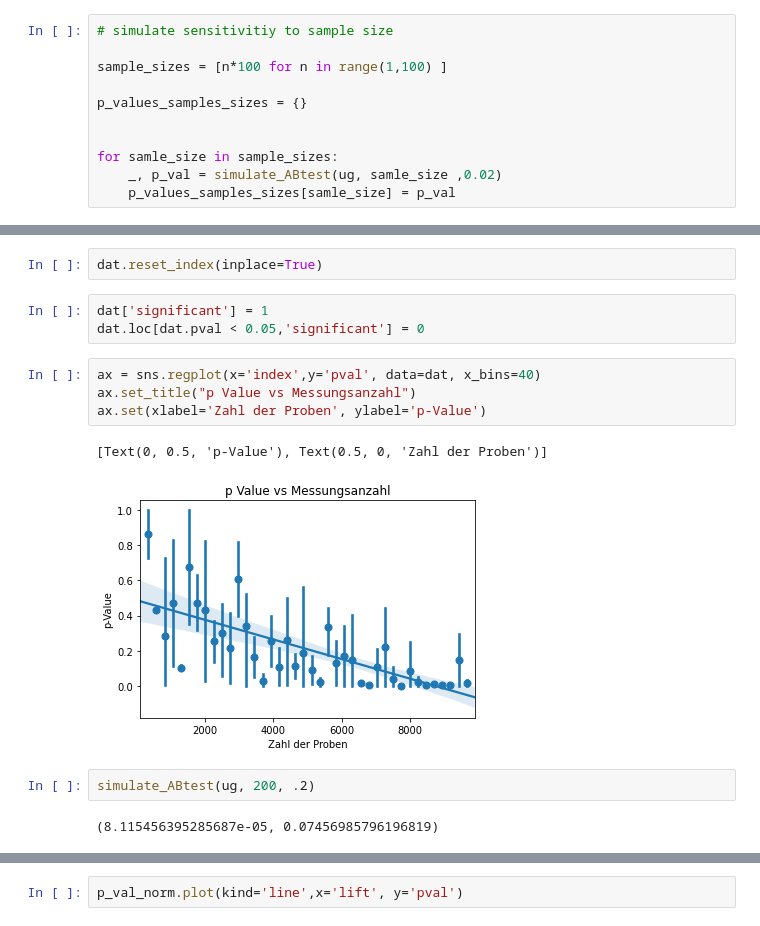
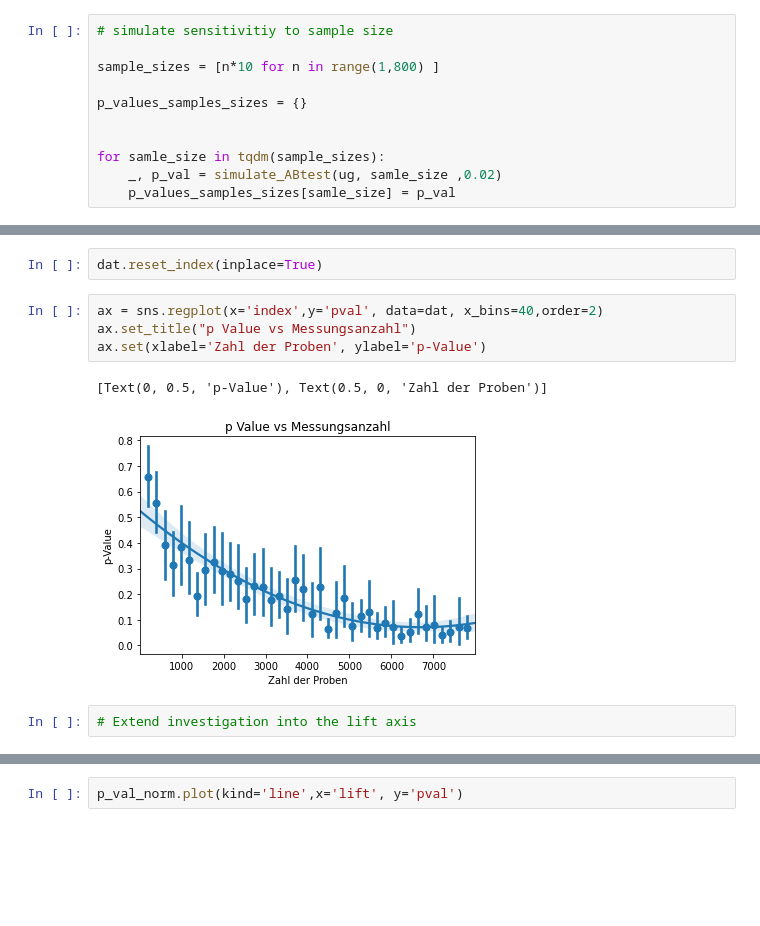
Before and after one commit to Ethuer/DataBlog, a Jupyter notebook: General/AB testing Teil 2.ipynb, the cells around one changed output, grey strips where cells are left out. Saved outputs shown, nothing was run; the diff lists cells and outputs as text; blank space fills up the shorter version.

```diff
--- a/General/AB testing Teil 2.ipynb
+++ b/General/AB testing Teil 2.ipynb
@@ -152,12 +159,12 @@ Wall time: 14.4 ms
 # %%
 # simulate sensitivitiy to sample size
 
-sample_sizes = [n*100 for n in range(1,100) ]
+sample_sizes = [n*10 for n in range(1,800) ]
 
 p_values_samples_sizes = {}
 
 
-for samle_size in sample_sizes:
+for samle_size in tqdm(sample_sizes):
     _, p_val = simulate_ABtest(ug, samle_size ,0.02)
     p_values_samples_sizes[samle_size] = p_val
 # %%
@@ -168,17 +175,12 @@ simulate_ABtest(ug, 10000 ,0.02)
 dat = pd.DataFrame.from_dict({'pval':p_values_samples_sizes}, orient='columns')
 # %%
 dat.reset_index(inplace=True)
-# %%
-dat['significant'] = 1
-dat.loc[dat.pval < 0.05,'significant'] = 0
 # %%
-ax = sns.regplot(x='index',y='pval', data=dat, x_bins=40)
+ax = sns.regplot(x='index',y='pval', data=dat, x_bins=40,order=2)
 ax.set_title("p Value vs Messungsanzahl")
 ax.set(xlabel='Zahl der Proben', ylabel='p-Value')
 # %% [output]
 [Text(0, 0.5, 'p-Value'), Text(0.5, 0, 'Zahl der Proben')]
-[figure, old version]
+[figure, new version]
-# %%
-simulate_ABtest(ug, 200, .2)
-# %% [output]
-(8.115456395285687e-05, 0.07456985796196819)
+# %%
+# Extend investigation into the lift axis
```
Also changed, not shown: parts of 27 cells of this notebook.
